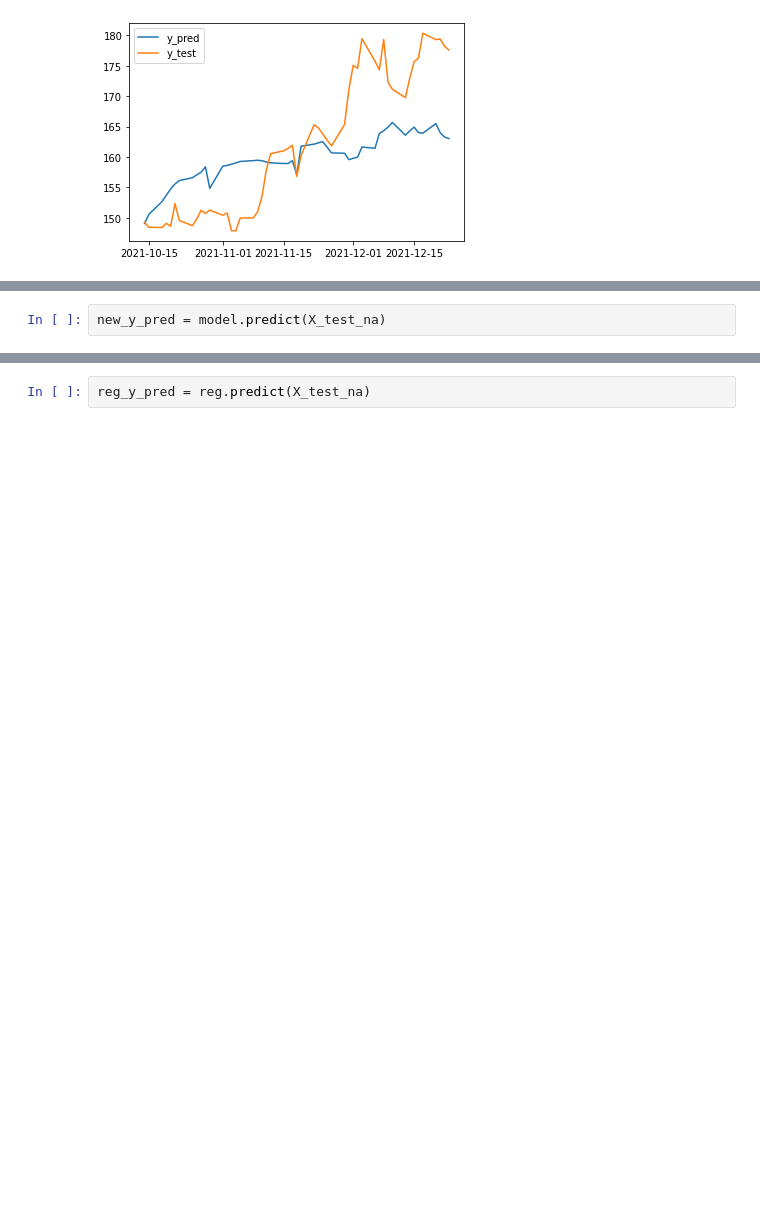
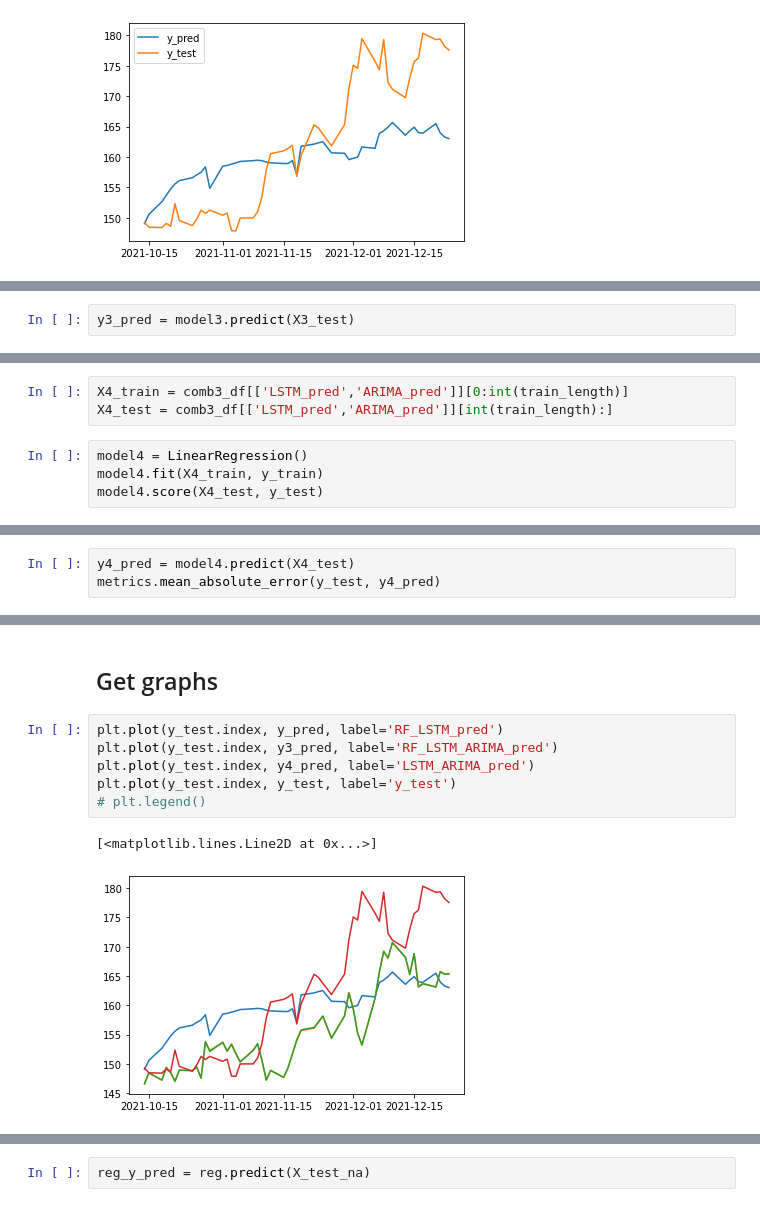
Before and after one commit to ivanlimsy/iOracle, a Jupyter notebook: notebooks/Combined Linear Model.ipynb, the cells around one changed output, grey strips where cells are left out. Saved outputs shown, nothing was run; the diff lists cells and outputs as text; blank space fills up the shorter version.

Commit message:
updated app.py, tried new linear models but failed, lstm can render but wrong results

```diff
--- a/notebooks/Combined Linear Model.ipynb
+++ b/notebooks/Combined Linear Model.ipynb
@@ -185,3 +219,3 @@ model.score(X_test_na, y_test)
 # %%
-new_y_pred = model.predict(X_test_na)
+y3_pred = model3.predict(X3_test)
 # %%
@@ -196,0 +227,7 @@ plt.legend();
+# %%
+X4_train = comb3_df[['LSTM_pred','ARIMA_pred']][0:int(train_length)]
+X4_test = comb3_df[['LSTM_pred','ARIMA_pred']][int(train_length):]
+# %%
+model4 = LinearRegression()
+model4.fit(X4_train, y_train)
+model4.score(X4_test, y_test)
@@ -196,0 +236,3 @@ plt.legend();
+# %%
+y4_pred = model4.predict(X4_test)
+metrics.mean_absolute_error(y_test, y4_pred)
@@ -196,0 +254,11 @@ plt.legend();
+# %% [markdown]
+## Get graphs
+# %%
+plt.plot(y_test.index, y_pred, label='RF_LSTM_pred')
+plt.plot(y_test.index, y3_pred, label='RF_LSTM_ARIMA_pred')
+plt.plot(y_test.index, y4_pred, label='LSTM_ARIMA_pred')
+plt.plot(y_test.index, y_test, label='y_test')
+# plt.legend()
+# %% [output]
+[<matplotlib.lines.Line2D at 0x...>]
+[figure, added]
```
Also changed, not shown: parts of 38 cells of this notebook, 3 other files.
